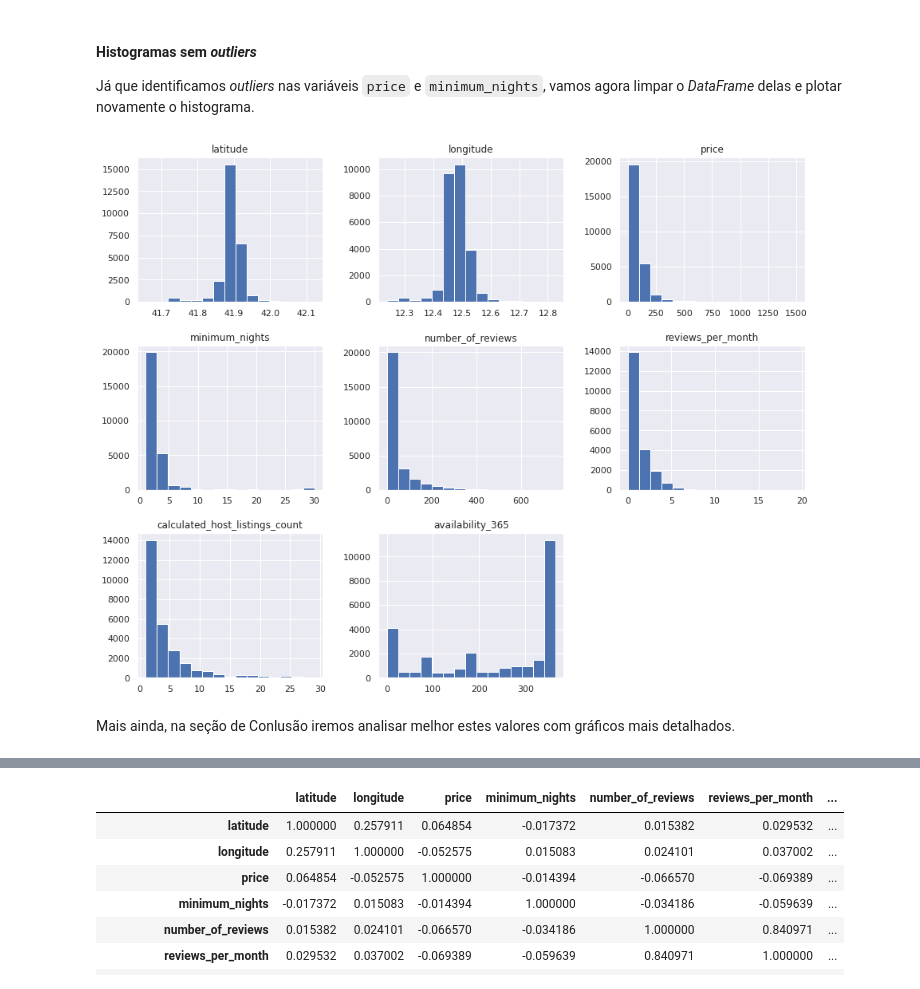
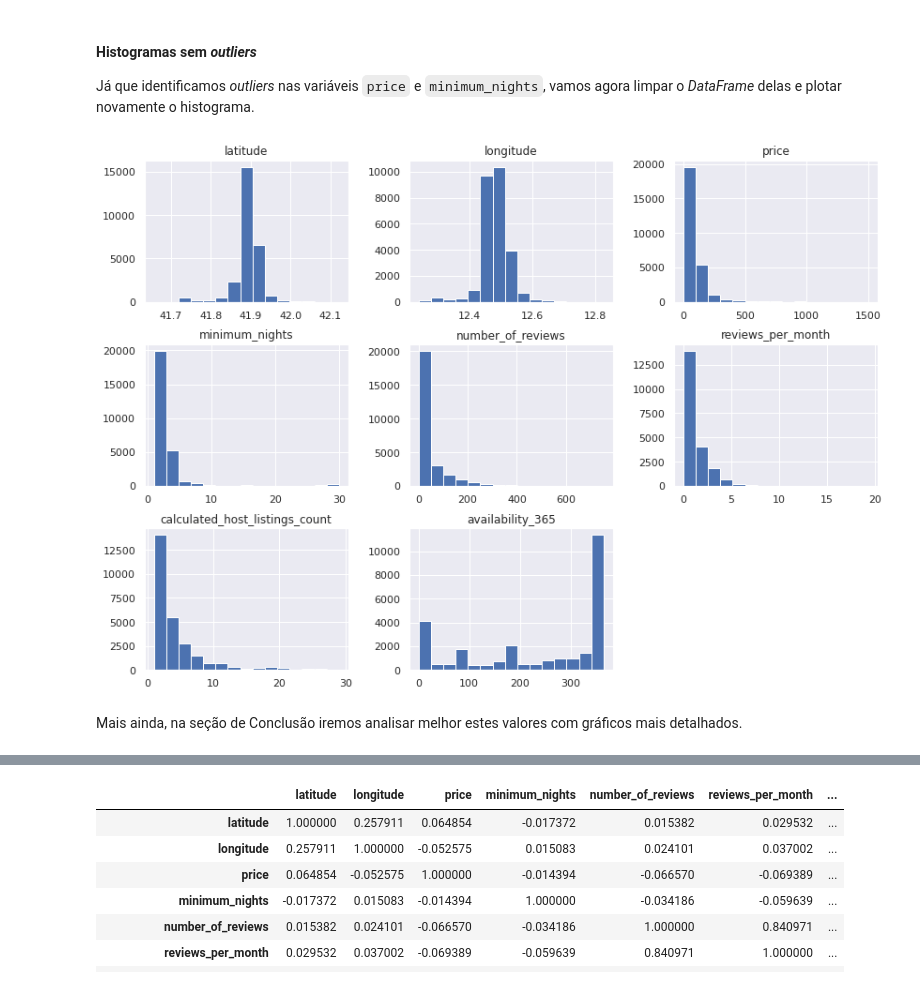
Before and after one commit to thiagolopes97/Portifolio_Projetos, a Jupyter notebook: Analisando_os_Dados_do_Airbnb_(Roma,_Itália).ipynb, the cells around one changed output, grey strips where cells are left out. Saved outputs shown, nothing was run; the diff lists cells and outputs as text; code cells hidden in the pictures.

```diff
--- a/Analisando_os_Dados_do_Airbnb_(Roma,_Itália).ipynb
+++ b/Analisando_os_Dados_do_Airbnb_(Roma,_Itália).ipynb
@@ -291,18 +293,18 @@ Já que identificamos *outliers* nas variáveis `price` e `minimum_nights`, vamo
 # %%
 # Removendo os *outliers* e valores nulos em um novo DataFrame
 df_clean = df.copy()
 df_clean.drop(df_clean[df_clean.price > 1500].index, axis=0, inplace=True)
 df_clean.drop(df_clean[df_clean.minimum_nights > 30].index, axis=0, inplace=True)
 df_clean.drop(df_clean[df_clean.calculated_host_listings_count > 30].index, axis=0, inplace=True)
 df_clean.drop('neighbourhood_group',axis=1,inplace=True) # Só aprenseta valores nulos
 df_clean.drop(['id','host_id'],axis=1,inplace=True) # É utilizado somente para cadastro, não representa nada fisicamente
 
 # plotar o histograma para as variáveis numéricas
-df_clean.hist(bins=15, figsize=(15,12));
+df_clean.hist(bins=15, figsize=(14,10));
 # %% [output]
-[figure, old version]
+[figure, new version]
 # %% [markdown]
-Mais ainda, na seção de Conlusão iremos analisar melhor estes valores com gráficos mais detalhados.
+Mais ainda, na seção de Conclusão iremos analisar melhor estes valores com gráficos mais detalhados.
 # %% [markdown]
 ### **Q5. Qual a correlação existente entre as variáveis**
 
```
Also changed, not shown: parts of 11 cells of this notebook.
